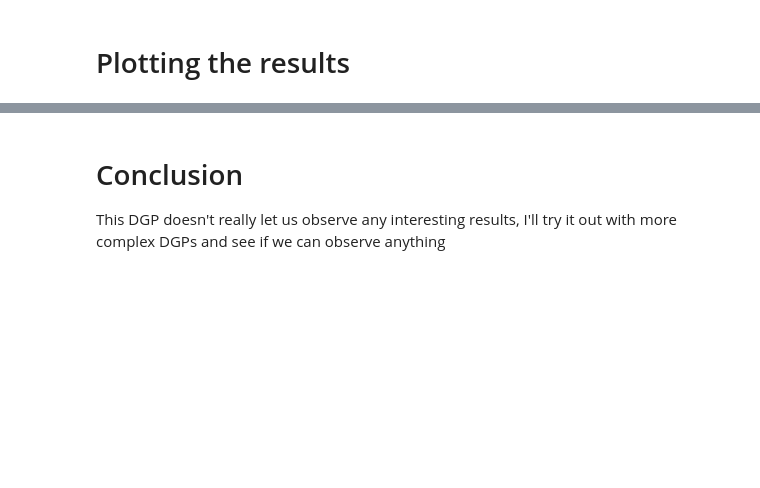
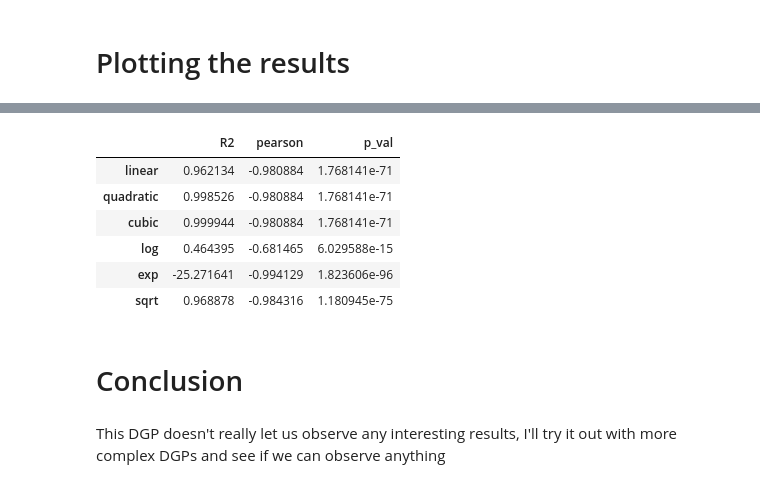
Before and after one commit to HaykTarkhanyan/regularization_lambda_t, a Jupyter notebook: dgp.ipynb, the cells around one changed output, grey strips where cells are left out. Cells and saved outputs as stored; diff of their text form; code cells hidden in the pictures; blank space fills up the shorter version.

```diff
--- a/dgp.ipynb
+++ b/dgp.ipynb
@@ -222,0 +269,10 @@ fig.show()
+# %%
+pd.DataFrame(evaluate_relationships(df_thetas_per_lambda['lambda'], df_thetas_per_lambda['L2_norm'])).T
+# %% [output]
+|  | R2 | pearson | p_val |
+| linear | 0.962134 | -0.980884 | 1.768141e-71 |
+| quadratic | 0.998526 | -0.980884 | 1.768141e-71 |
+| cubic | 0.999944 | -0.980884 | 1.768141e-71 |
+| log | 0.464395 | -0.681465 | 6.029588e-15 |
+| exp | -25.271641 | -0.994129 | 1.823606e-96 |
+| sqrt | 0.968878 | -0.984316 | 1.180945e-75 |
@@ -223,5 +281,6 @@ fig.show()
+# %% [markdown]
+# Conclusion
 # %% [markdown]
-# Conclusion
 
 This DGP doesn't really let us observe any interesting results, I'll try it out with
 more complex DGPs and see if we can observe anything
```
Also changed, not shown: parts of 14 cells of this notebook.
